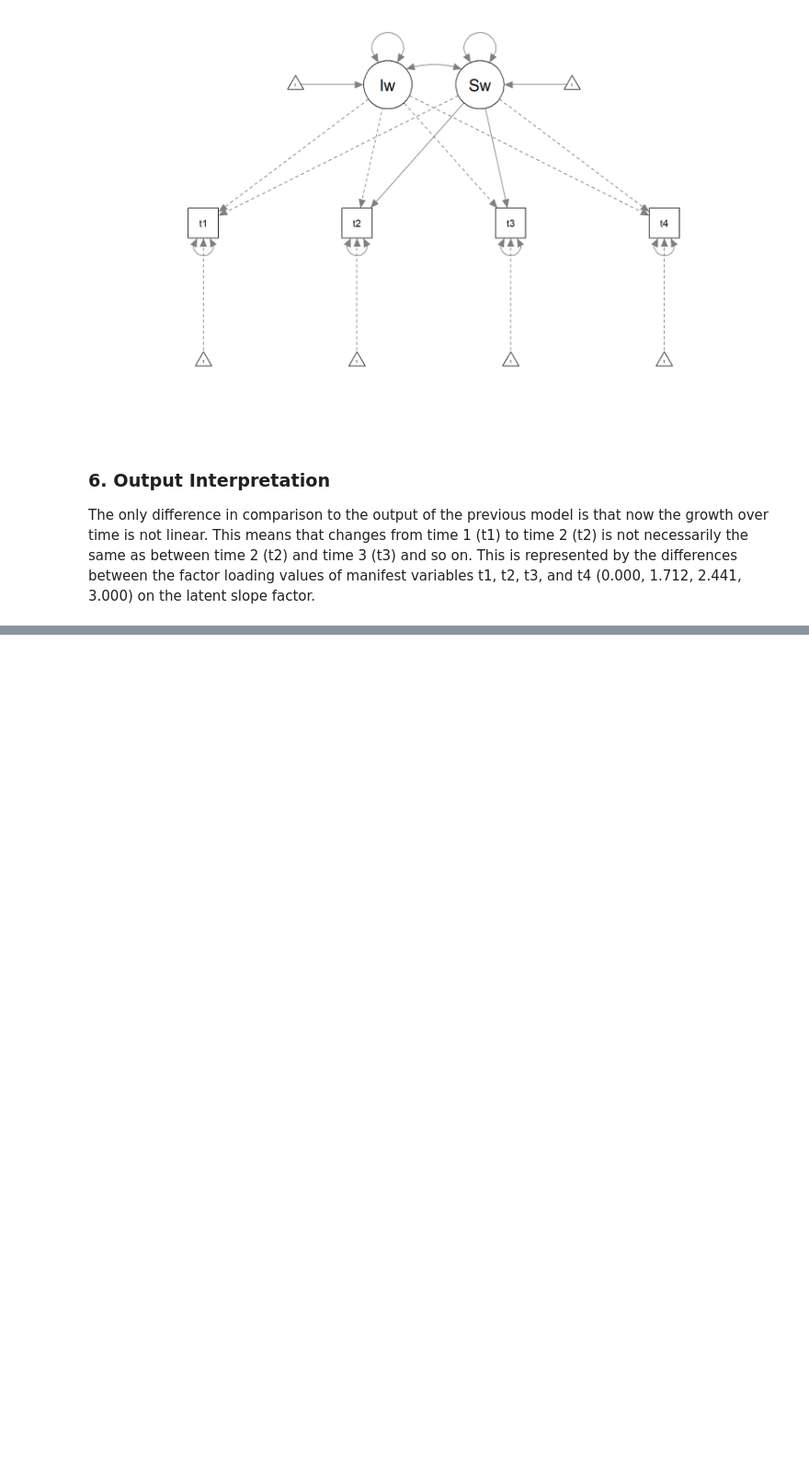
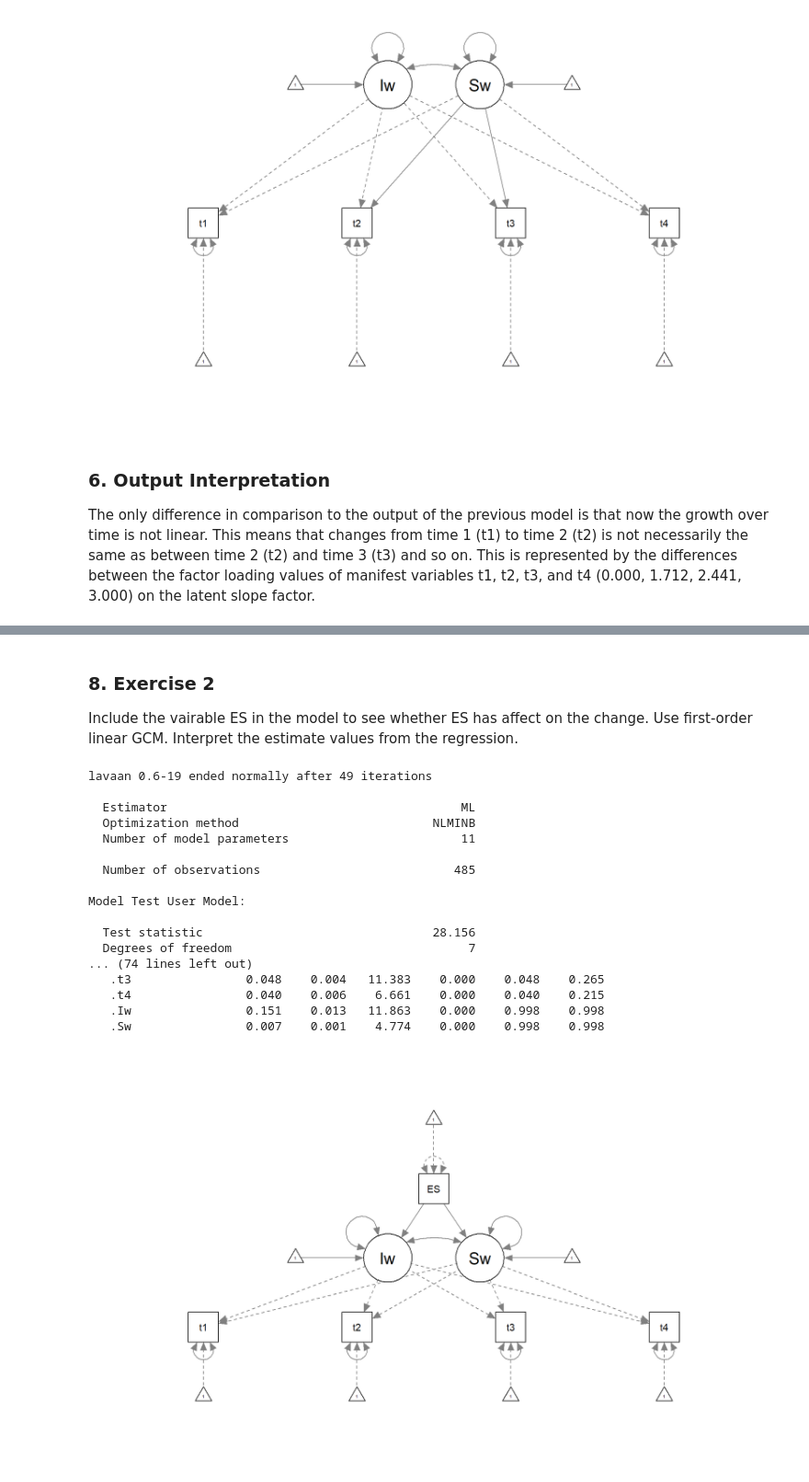
Before and after one commit to kristantodan12/psy112-ER, a Jupyter notebook: book/Seminar/LSCM_and_GCM/1_Growth_curve_models.ipynb, the cells around one changed output, grey strips where cells are left out. Shown at 92% size. Cells and saved outputs as stored; diff of their text form; code cells hidden in the pictures; blank space fills up the shorter version.

```diff
--- a/book/Seminar/LSCM_and_GCM/3_Growth_curve_models.ipynb
+++ b/book/Seminar/LSCM_and_GCM/1_Growth_curve_models.ipynb
@@ -191,0 +266,72 @@ The only difference in comparison to the output of the previous model is that no
+# %% [markdown]
+### 8. Exercise 2
+
+Include the vairable ES in the model to see whether ES has affect on the change. Use first-order linear GCM. Interpret the estimate values from the regression.
+# %%
+# Activate pandas2ri for automatic conversion
+pandas2ri.activate()
+
+# Import the lavaan package in R
+ro.r('library(lavaan)')
+
+# Import semPlot for plotting SEM paths
+ro.r('library(semPlot)')
+
+# Load the dataset into R
+ro.globalenv['anx'] = pandas2ri.py2rpy(anx)
+
+# Define the SEM model
+ro.r('''
+GCM4 <- '
+
+#Intercept factor loadings are fixed to 1
+Iw =~ 1*t1 + 1*t2 + 1*t3 + 1*t4
+
+#Slope factor loadings are increasingly fixed
+Sw =~ 0*t1 + 1*t2 + 2*t3 + 3*t4
+
+# Structural Model: ES predicting the growth factors
+# ES predicts the intercept factor (initial level of anxiety)
+Iw ~ ES
+
+# ES predicts the slope factor (rate of change in anxiety)
+Sw ~ ES
+'
+
+''')
+
+# Fit the SEM model
+ro.r('fit7 <- growth(GCM4, data=anx)')
+
+# Display the summary of the SEM model
+summary = ro.r('summary(fit7, fit.measures=TRUE, standardized=TRUE)')
+print(summary)
+
+# Save the SEM path diagram as a PNG file
+ro.r('''
+png("../LSCM_and_GCM/Datasets/semPath5.png", width = 2000, height = 1200, res = 150)
+semPaths(fit7)
+dev.off()
+''')
+
+# Display the saved SEM path diagram in Jupyter Notebook
+display(Image(filename="../LSCM_and_GCM/Datasets/semPath5.png"))
+# %% [output]
+lavaan 0.6-19 ended normally after 49 iterations
+
+  Estimator                                         ML
+  Optimization method                           NLMINB
+  Number of model parameters                        11
+
+  Number of observations                           485
+
+Model Test User Model:
+
+  Test statistic                                28.156
+  Degrees of freedom                                 7
+... (74 lines left out)
+   .t3                0.048    0.004   11.383    0.000    0.048    0.265
+   .t4                0.040    0.006    6.661    0.000    0.040    0.215
+   .Iw                0.151    0.013   11.863    0.000    0.998    0.998
+   .Sw                0.007    0.001    4.774    0.000    0.998    0.998
+[figure, added]
```
Also changed, not shown: parts of 2 cells of this notebook, 7 other files.
